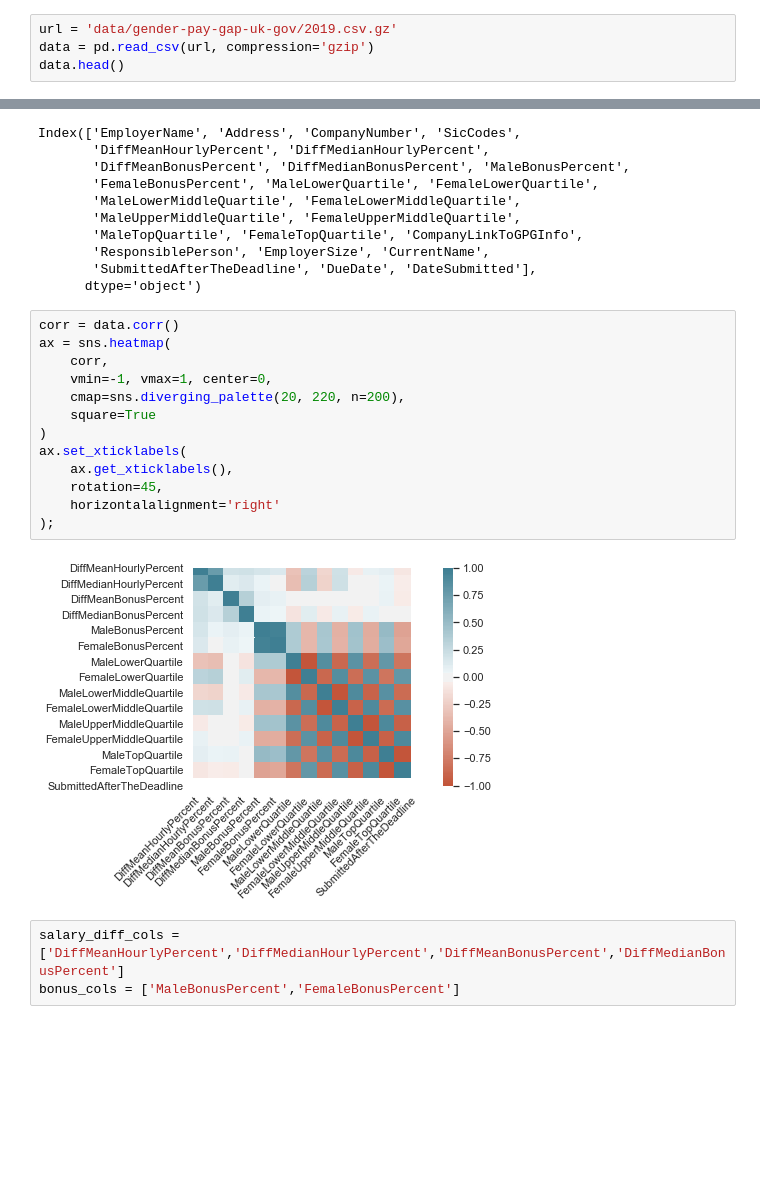
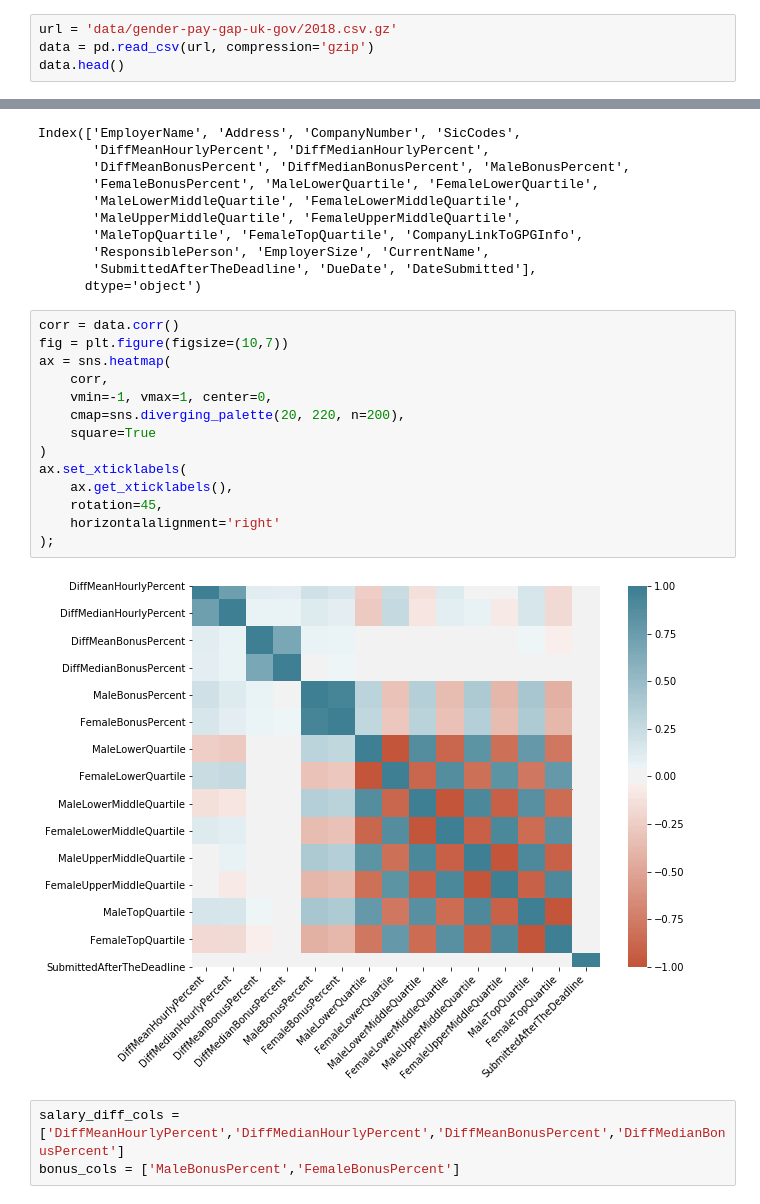
Before and after one commit to Ads2020Group6/data-exploration, a Jupyter notebook: Let_me_retire_already.ipynb, the cells around one changed output, grey strips where cells are left out. Cells and saved outputs as stored; diff of their text form; blank space fills up the shorter version.

```diff
--- a/Let_me_retire_already.ipynb
+++ b/Let_me_retire_already.ipynb
@@ -148,7 +183,7 @@ Entrepreneurship  : Gender gap in self-employed earnings https://stats.oecd.org/
 # %% [markdown]
 ## Visualization trials
 # %%
-url = 'data/gender-pay-gap-uk-gov/2019.csv.gz'
+url = 'data/gender-pay-gap-uk-gov/2018.csv.gz'
 data = pd.read_csv(url, compression='gzip')
 data.head()
 # %% [output]
@@ -178,19 +213,20 @@ Index(['EmployerName', 'Address', 'CompanyNumber', 'SicCodes',
       dtype='object')
 # %%
 corr = data.corr()
+fig = plt.figure(figsize=(10,7))
 ax = sns.heatmap(
     corr,
     vmin=-1, vmax=1, center=0,
     cmap=sns.diverging_palette(20, 220, n=200),
     square=True
 )
 ax.set_xticklabels(
     ax.get_xticklabels(),
     rotation=45,
     horizontalalignment='right'
 );
 # %% [output]
-[figure, old version]
+[figure, new version]
 # %%
 salary_diff_cols = ['DiffMeanHourlyPercent','DiffMedianHourlyPercent','DiffMeanBonusPercent','DiffMedianBonusPercent']
 bonus_cols = ['MaleBonusPercent','FemaleBonusPercent']
```
Also changed, not shown: parts of 32 cells of this notebook, 4 other files.
